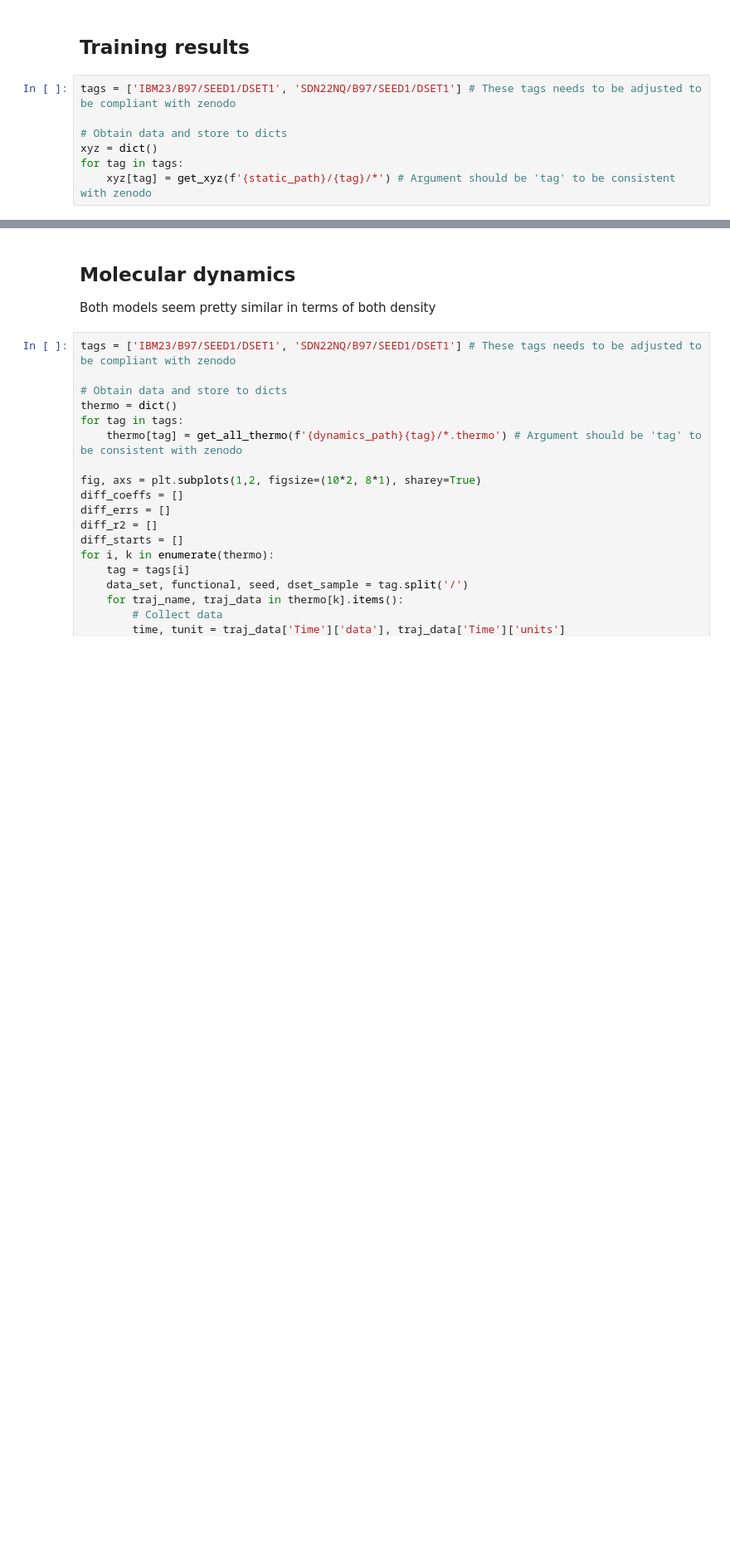
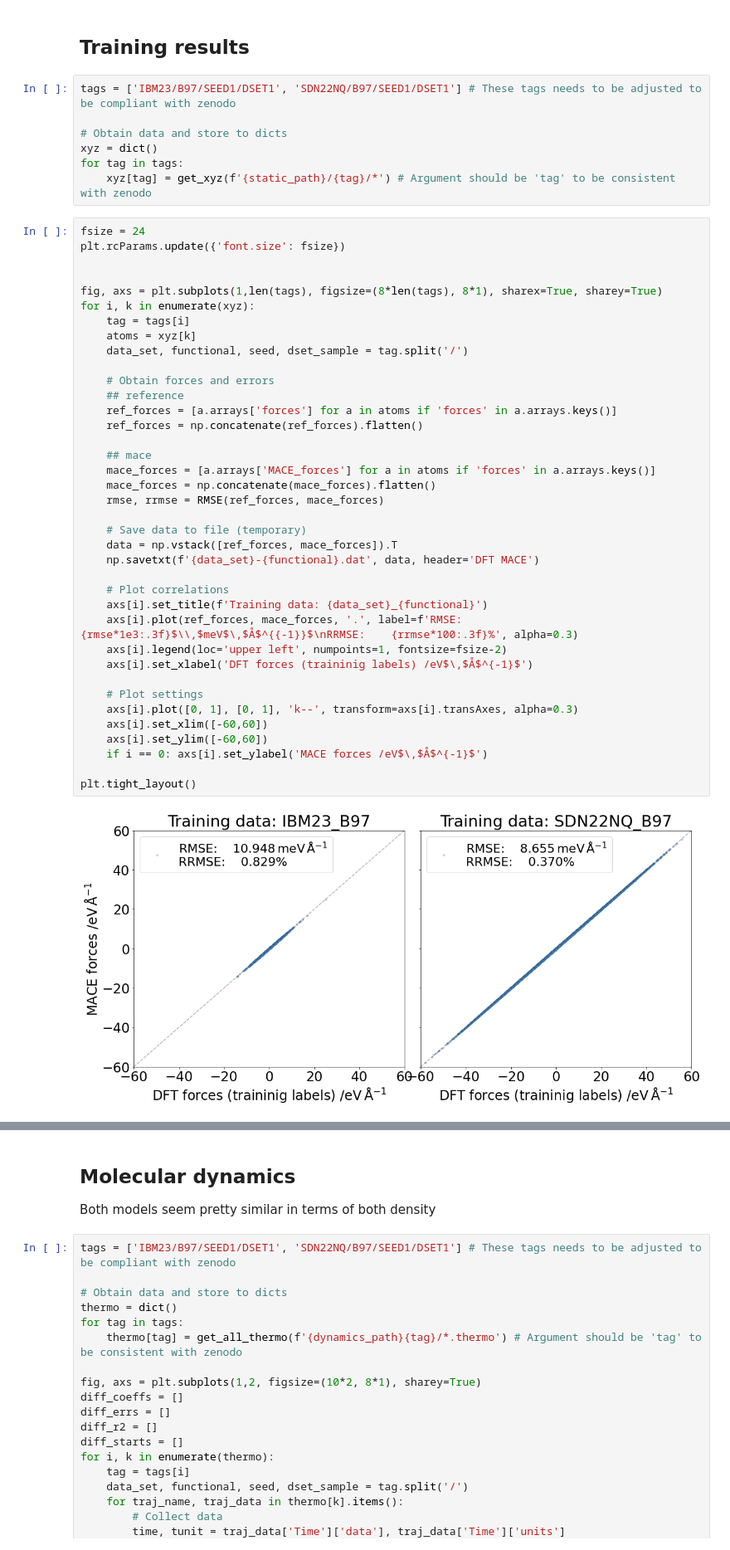
Before and after one commit to imagdau/EC-EMC_diffusion_DFT-MLIP-Data_comparison, a Jupyter notebook: for_paper.ipynb, the cells around one changed output, grey strips where cells are left out. Shown at 83% size. Cells and saved outputs as stored; diff of their text form; blank space fills up the shorter version.

```diff
--- a/for_paper.ipynb
+++ b/for_paper.ipynb
@@ -952,6 +955,46 @@ tags = ['IBM23/B97/SEED1/DSET1', 'SDN22NQ/B97/SEED1/DSET1'] # These tags needs t
 xyz = dict()
 for tag in tags:
     xyz[tag] = get_xyz(f'{static_path}/{tag}/*') # Argument should be 'tag' to be consistent with zenodo
+# %%
+fsize = 24
+plt.rcParams.update({'font.size': fsize})
+
+
+fig, axs = plt.subplots(1,len(tags), figsize=(8*len(tags), 8*1), sharex=True, sharey=True)
+for i, k in enumerate(xyz):
+    tag = tags[i]
+    atoms = xyz[k]
+    data_set, functional, seed, dset_sample = tag.split('/')
+
+    # Obtain forces and errors
+    ## reference
+    ref_forces = [a.arrays['forces'] for a in atoms if 'forces' in a.arrays.keys()]
+    ref_forces = np.concatenate(ref_forces).flatten()
+
+    ## mace
+    mace_forces = [a.arrays['MACE_forces'] for a in atoms if 'forces' in a.arrays.keys()]
+    mace_forces = np.concatenate(mace_forces).flatten()
+    rmse, rrmse = RMSE(ref_forces, mace_forces)
+
+    # Save data to file (temporary)
+    data = np.vstack([ref_forces, mace_forces]).T
+    np.savetxt(f'{data_set}-{functional}.dat', data, header='DFT MACE')
+
+    # Plot correlations
+    axs[i].set_title(f'Training data: {data_set}_{functional}')
+    axs[i].plot(ref_forces, mace_forces, '.', label=f'RMSE:    {rmse*1e3:.3f}$\\,$meV$\,$Å$^{{-1}}$\nRRMSE:    {rrmse*100:.3f}%', alpha=0.3)
+    axs[i].legend(loc='upper left', numpoints=1, fontsize=fsize-2)
+    axs[i].set_xlabel('DFT forces (traininig labels) /eV$\,$Å$^{-1}$')
+
+    # Plot settings
+    axs[i].plot([0, 1], [0, 1], 'k--', transform=axs[i].transAxes, alpha=0.3)
+    axs[i].set_xlim([-60,60])
+    axs[i].set_ylim([-60,60])
+    if i == 0: axs[i].set_ylabel('MACE forces /eV$\,$Å$^{-1}$')
+
+plt.tight_layout()
+# %% [output]
+[figure, added]
 # %%
 fsize = 24
 plt.rcParams.update({'font.size': fsize})
```
Also changed, not shown: parts of 8 cells of this notebook.
